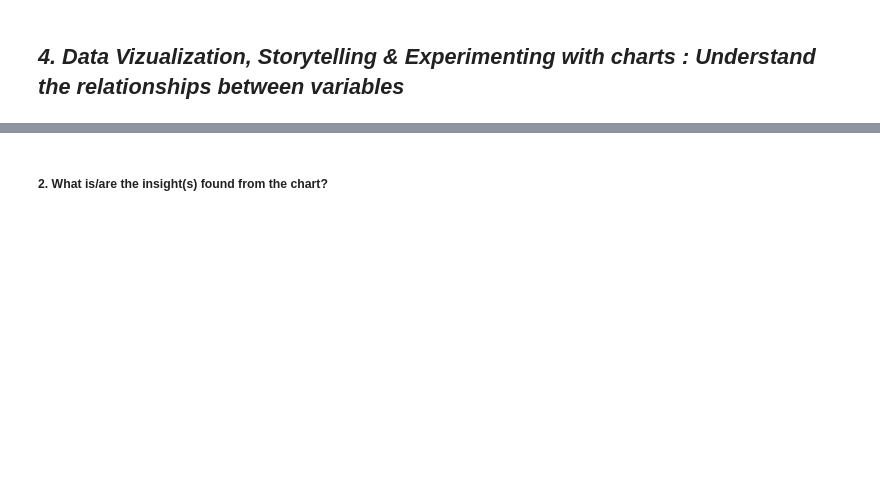
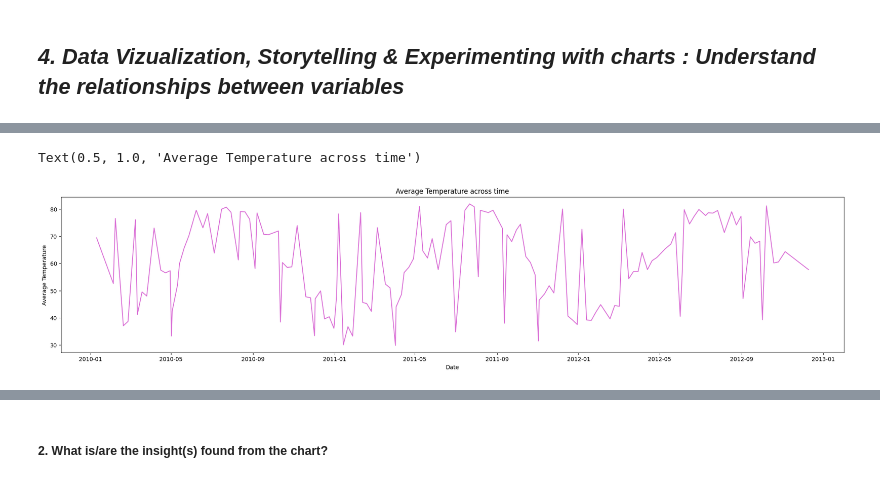
Before and after one commit to Ayushx29/Integrated-Retail-Analytics-for-Store-Optimization, a Jupyter notebook: Integrated_Retail_Analytics_For_Store_Optimization_.ipynb, the cells around one changed output, grey strips where cells are left out. Drawn from its saved outputs; the diff is of its cells as text; code cells hidden in the pictures; blank space fills up the shorter version.

```diff
--- a/Integrated_Retail_Analytics_For_Store_Optimization_.ipynb
+++ b/Integrated_Retail_Analytics_For_Store_Optimization_.ipynb
@@ -162,0 +379,11 @@ Answer Here.
+# %%
+# Temperature  across time
+temp_across_time = df_new.groupby(by = ['Date'], as_index= False)['Temperature'].mean()
+plt.figure(figsize=(25,5))
+plt.plot(temp_across_time.Date, temp_across_time.Temperature, color="orchid")
+plt.xlabel('Date')
+plt.ylabel('Average Temperature')
+plt.title("Average Temperature across time")
+# %% [output]
+Text(0.5, 1.0, 'Average Temperature across time')
+[figure, added]
```
Also changed, not shown: parts of 117 cells of this notebook.
